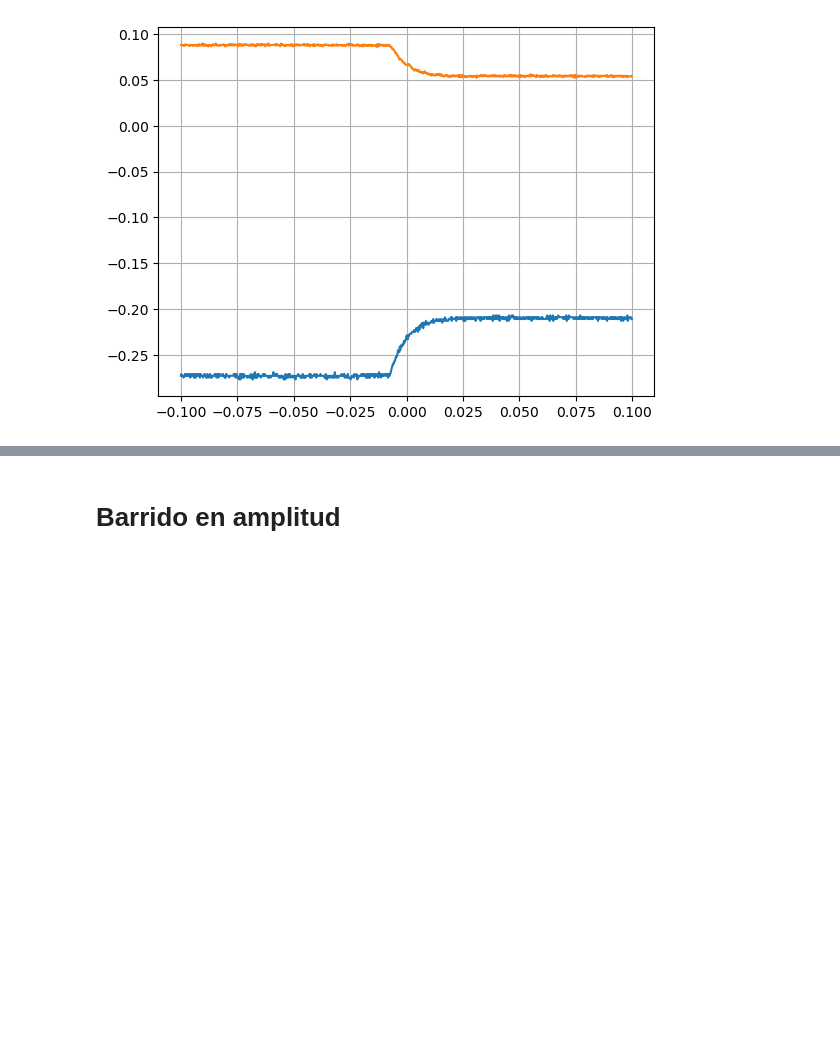
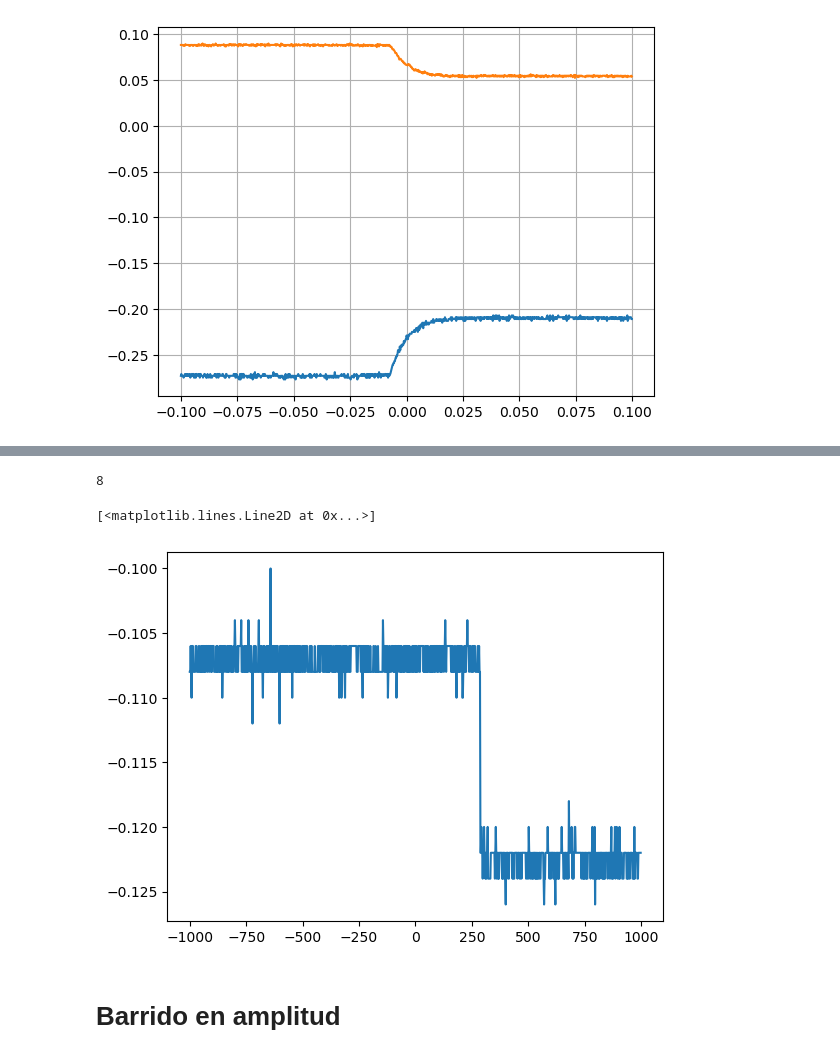
Before and after one commit to DelManuel/Magnetometro-optico, a Jupyter notebook: códigos/Codigo_para_medir_con_el_osciloscopio.ipynb, the cells around one changed output, grey strips where cells are left out. Drawn from its saved outputs; the diff is of its cells as text; code cells hidden in the pictures; blank space fills up the shorter version.

```diff
--- a/códigos/Codigo_para_medir_con_el_osciloscopio.ipynb
+++ b/códigos/Codigo_para_medir_con_el_osciloscopio.ipynb
@@ -210,0 +233,38 @@ pickle.dump(dic, open(f'../mediciones/D.D/Tiempo de respuesta del laser/T_rta {f
+# %%
+t_scale = float(osc.query(f'HOR:SCA?')[:-1])
+
+offsets = np.arange(1.4,2.4, 0.2)
+
+keys = ["t_1", "t_2", "V_1", "V_2"]
+# Guardamos los datos para pickle
+
+dic = {}
+
+for offset in offsets:
+    # Offset de la señal
+    func.write(f"OFFS {offset}")
+    time.sleep(5)
+    params = {"offset": offset, "t_scale": t_scale}
+    dic["params"] = params
+
+    t0 = time.time()
+
+    for i in range(23): # Cada medición dura 2.7 s así que 23 mediciones son casi 1 minuto
+
+        t_i = time.time()-t0 # Inicio de la medición
+
+        t_1, v_1 = medir_canal(osc,1)
+        t_2, v_2 = medir_canal(osc,2)
+
+        # dic["t_1"] += t_1
+        # dic["V_1"] += v_1
+        # dic["t_2"] += t_2
+        # dic["V_2"] += v_2
+
+        t_f = time.time()-t0 # Final de la medición
+        dic[i] = {"t_1":t_1, "V_1":v_1, "t_2":t_2, "V_2": v_2, "tupla_t" : (t_i, t_f)}
+
+        time.sleep(2)
+
+    path = f'../mediciones/D.D/Medicion laser continua/R = 50/con polarizador {offset} V'
+    guardar_dict(dic, path)
@@ -210,0 +276,5 @@ pickle.dump(dic, open(f'../mediciones/D.D/Tiempo de respuesta del laser/T_rta {f
+# %%
+offset = 1
+func.write(f"OFFS {offset}")
+# %% [output]
+8
@@ -211,3 +292,8 @@ pickle.dump(dic, open(f'../mediciones/D.D/Tiempo de respuesta del laser/T_rta {f
+# %%
+plt.plot(dic[20]["t_1"], dic[20]["V_1"])
+# %% [output]
+[<matplotlib.lines.Line2D at 0x...>]
+[figure, added]
 # %% [markdown]
 # Barrido en amplitud
 # %%
```
Also changed, not shown: parts of 10 cells of this notebook, 12 other files.
